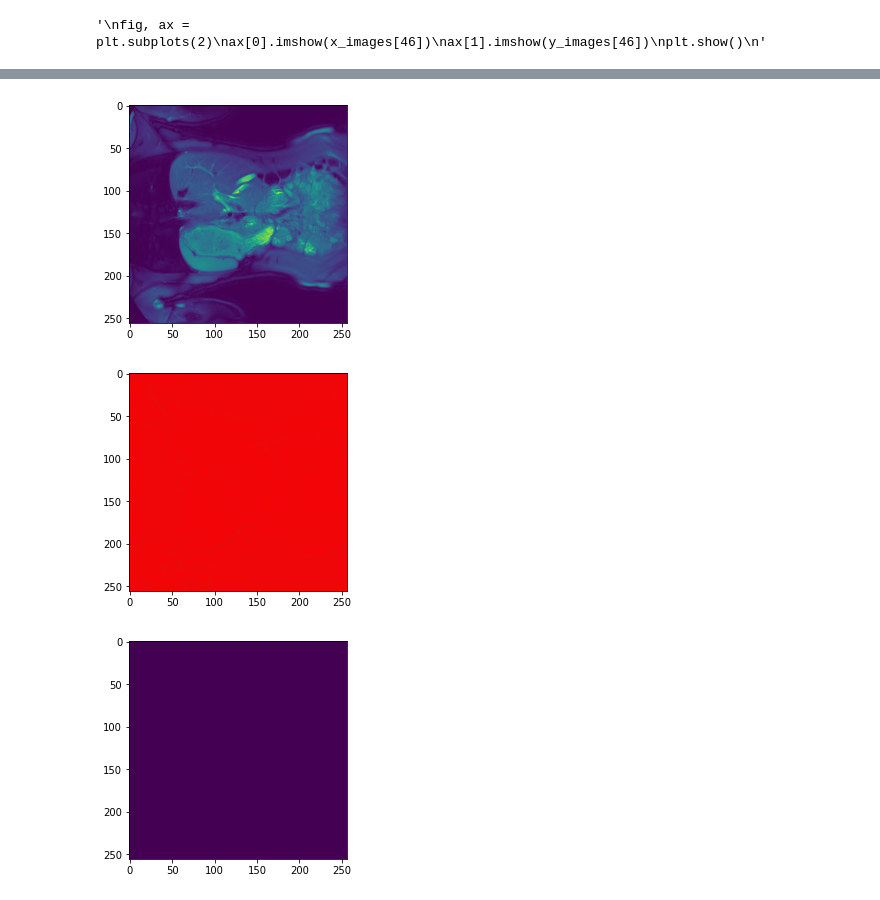
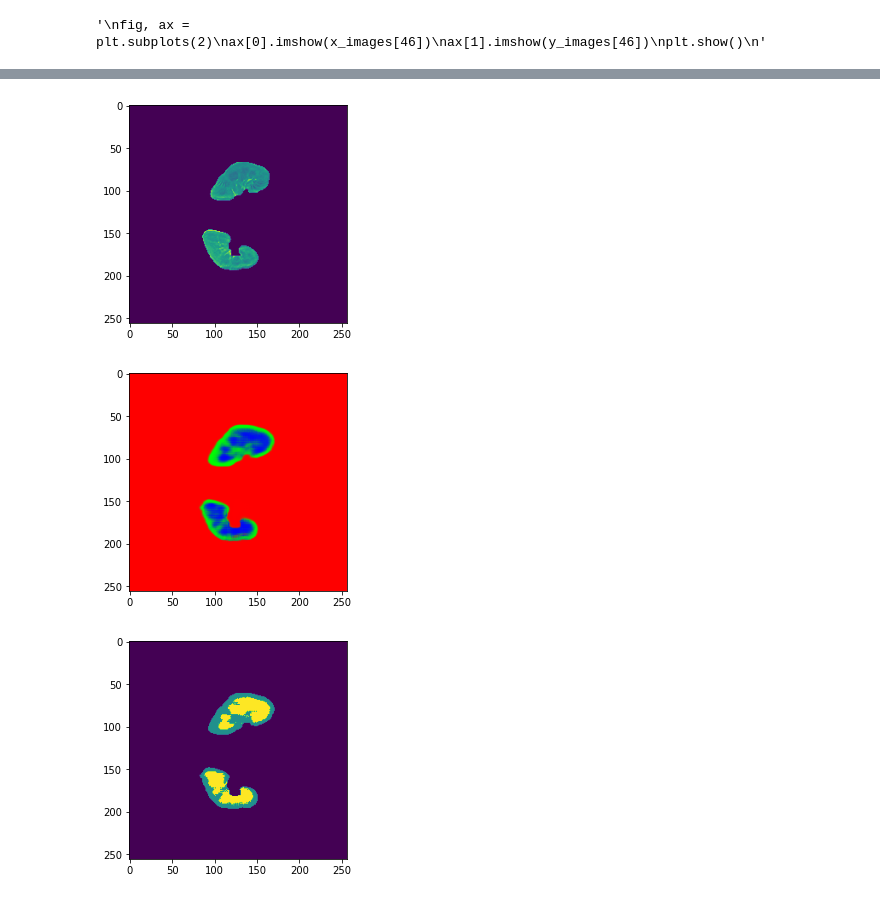
Before and after one commit to sohamtalukdar/Automated-renal-compartment-segmentation-of-the-kidneys, a Jupyter notebook: Unet.ipynb, the cells around one changed output, grey strips where cells are left out. Saved outputs shown, nothing was run; the diff lists cells and outputs as text; code cells hidden in the pictures.

```diff
--- a/Unet.ipynb
+++ b/Unet.ipynb
@@ -98,8 +105,8 @@ dir = '/content/drive/MyDrive/ColabNotebooks/UNet/'
 for f in sorted(os.listdir(dir + 'GroundTruth/')):
   image = nib.load(dir + 'GroundTruth/' + f)
   ground_truths.append(image)
-for f in sorted(os.listdir(dir + 'Masks/')):
-  image = nib.load(dir + 'Masks/'+ f)
+for f in sorted(os.listdir(dir + 'Masks_T1/')):
+  image = nib.load(dir + 'Masks_T1/'+ f)
   base_scans.append(image)
 print(ground_truths[1].header.get_data_shape())
 # %% [output]
@@ -237,9 +244,17 @@ def U_Net(Image_Size):
 input_size = (256, 256,1)
 model = U_Net(input_size)
 # %%
-model.compile(optimizer= Adam(learning_rate = 0.0001),
-              loss="sparse_categorical_crossentropy")
-steps = 5
+#optimizer - Adam
+model.compile(optimizer= AdaBound(learning_rate = 0.0003),
+              loss="sparse_categorical_crossentropy",
+              metrics = "accuracy")
+
 # Train the model, doing validation at the end of each epoch.
-results = model.fit(x_train, y_train, steps_per_epoch = steps, epochs = 100,validation_data = (x_valid, y_valid))
+result = model.fit(x=x_train,
+                   y=y_train,
+                   batch_size=2,
+                   epochs=30,
+                   validation_data=(x_valid, y_valid),
+                   steps_per_epoch=len(x_train)//2
+                   )
 # %% [output]
@@ -264,7 +279,9 @@ Epoch 100/100
 model.evaluate(x_valid, y_valid)
 predicted_masks = model.predict(x_train)
 plt.show()
-i = 9
+#FOR T2 - 20,14,12,11,6,5,3,2( 12 ): 2,3,4,8
+#FOR T1 - 20,18,16,12,11,10,7,6,5,4
+i = 20
 plt.imshow(np.squeeze(x_train[i]))
 plt.show()
 # plt.imshow(np.squeeze(y_train[i]))
@@ -288,3 +305,3 @@ display_mask(predicted_masks[i])
-[figure, old version]
+[figure, new version]
-[figure, old version]
+[figure, new version]
-[figure, old version]
+[figure, new version]
```
Also changed, not shown: parts of 3 cells of this notebook.
